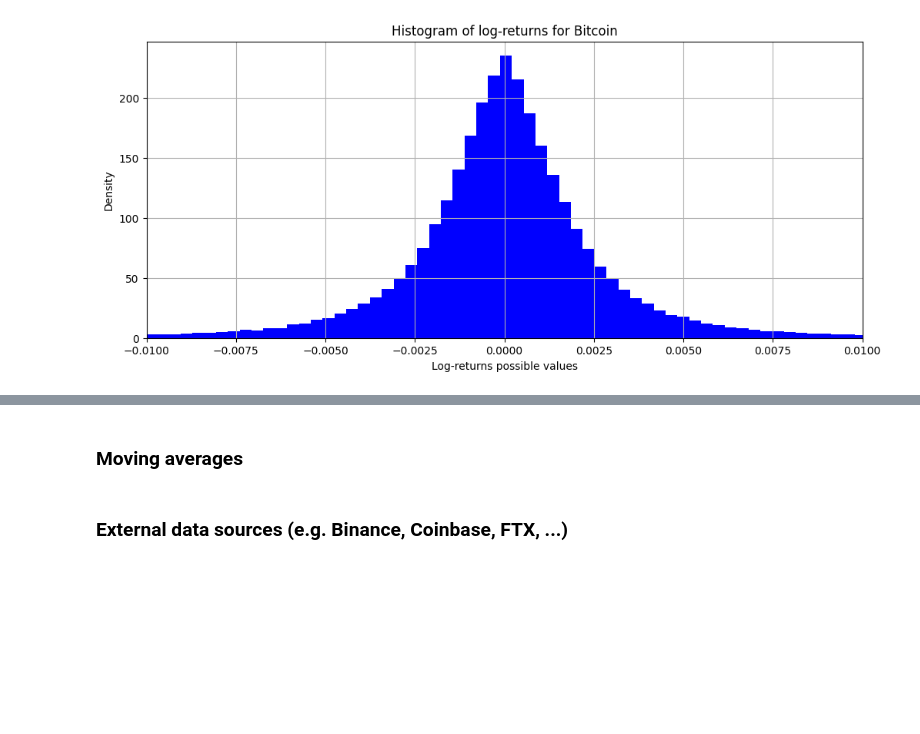
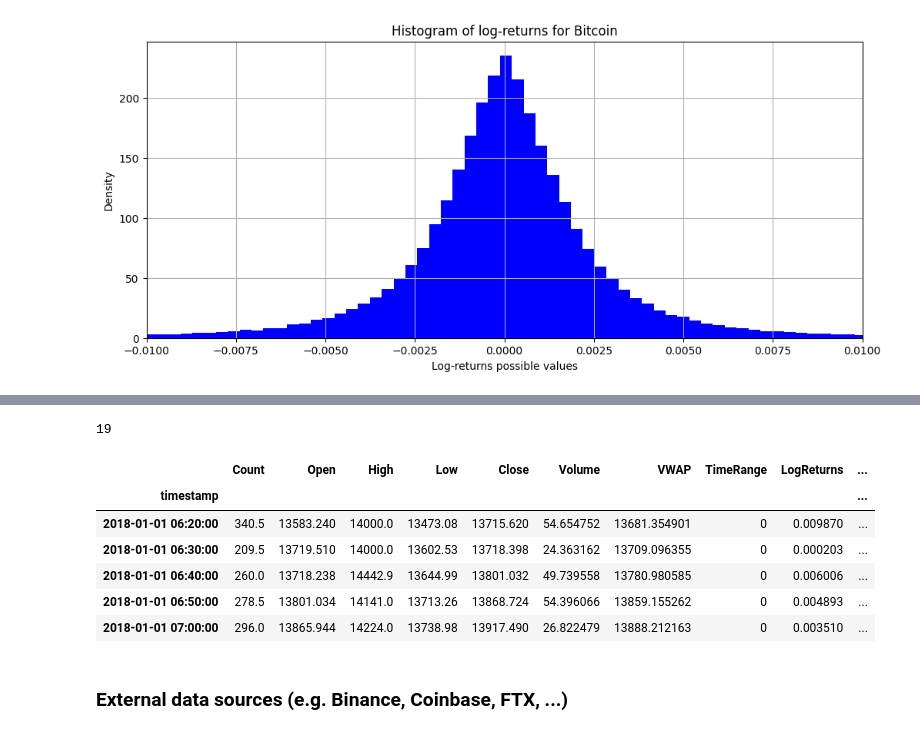
Before and after one commit to lcsrodriguez/cryptotrading, a Jupyter notebook: notebooks/bitcoin_trading.ipynb, the cells around one changed output, grey strips where cells are left out. Saved outputs shown, nothing was run; the diff lists cells and outputs as text; code cells hidden in the pictures; blank space fills up the shorter version.

Commit message:
Adding new indicators + re-organization

```diff
--- a/notebooks/bitcoin_trading.ipynb
+++ b/notebooks/bitcoin_trading.ipynb
@@ -166,8 +131,31 @@ def rsi(df, periods = 10, ema = True):
     rsi = 100 - (100/(1 + rsi))
     return rsi
 # %%
+# Computing Rolled average close price
 df["Rolled_Avg_Close"] = df["Close"].rolling(window=10).mean()
+
+# Computing correlation
 df["Corr"] = df["Close"].rolling(window=10).corr(df["Rolled_Avg_Close"])
+
+# Computing Open-Close indicator
 df["Open-Close"] = df["Open"] - df["Close"].shift(1)
+
+# Computing Open-Open indicator
 df["Open-Open"] = df["Open"] - df["Open"].shift(1)
+
+# Computing the RSI () indicator
 df["RSI"] = rsi(df)
+
+# Computing the Bollinger Bands (BB) indicators
+upper_2sd, mid_2sd, lower_2sd = ta.BBANDS(df["Close"],
+                                          nbdevup=2,
+                                          nbdevdn=2,
+                                          timeperiod=20)
+df["BBANDS_U"] = upper_2sd
+df["BBANDS_M"] = mid_2sd
+df["BBANDS_L"] = lower_2sd
+
+# Computing SMA moving averages for various time windows
+df["SMA_SLOW"] = ta.SMA(df["Close"], timeperiod=5)
+df["SMA_MEDIUM"] = ta.SMA(df["Close"], timeperiod=10)
+df["SMA_FAST"] = ta.SMA(df["Close"], timeperiod=15)
@@ -201 +162,26 @@ df["SMA_FAST"] = ta.SMA(df["Close"], timeperiod=15)
+# %%
+# Getting DataFrame shape
+df_shape_before = df.shape[0]
+
+# Dropping newly-created NaN values
+df.dropna(inplace=True)
+
+# Getting DataFrame shape
+df_shape_after = df.shape[0]
+
+# Getting number of deletedrows
+abs(df_shape_after - df_shape_before)
+# %% [output]
+19
+# %%
+# Displaying DataFrame
+df.head()
+# %% [output]
+|  | Count | Open | High | Low | Close | Volume | VWAP | TimeRange | LogReturns | ... |
+| timestamp |  |  |  |  |  |  |  |  |  | ... |
+| 2018-01-01 06:20:00 | 340.5 | 13583.240 | 14000.0 | 13473.08 | 13715.620 | 54.654752 | 13681.354901 | 0 | 0.009870 | ... |
+| 2018-01-01 06:30:00 | 209.5 | 13719.510 | 14000.0 | 13602.53 | 13718.398 | 24.363162 | 13709.096355 | 0 | 0.000203 | ... |
+| 2018-01-01 06:40:00 | 260.0 | 13718.238 | 14442.9 | 13644.99 | 13801.032 | 49.739558 | 13780.980585 | 0 | 0.006006 | ... |
+| 2018-01-01 06:50:00 | 278.5 | 13801.034 | 14141.0 | 13713.26 | 13868.724 | 54.396066 | 13859.155262 | 0 | 0.004893 | ... |
+| 2018-01-01 07:00:00 | 296.0 | 13865.944 | 14224.0 | 13738.98 | 13917.490 | 26.822479 | 13888.212163 | 0 | 0.003510 | ... |
 # %%
@@ -205,4 +189,2 @@ df["SMA_FAST"] = ta.SMA(df["Close"], timeperiod=15)
 # Standard deviation
 # ...
-# %% [markdown]
-### Moving averages
```
Also changed, not shown: parts of 12 cells of this notebook.
